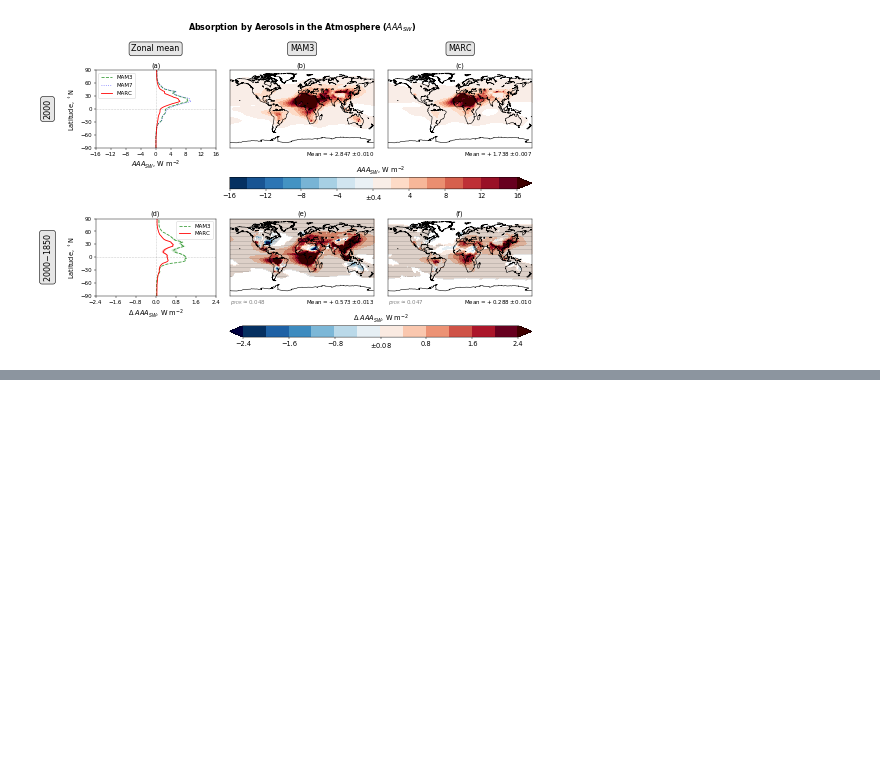
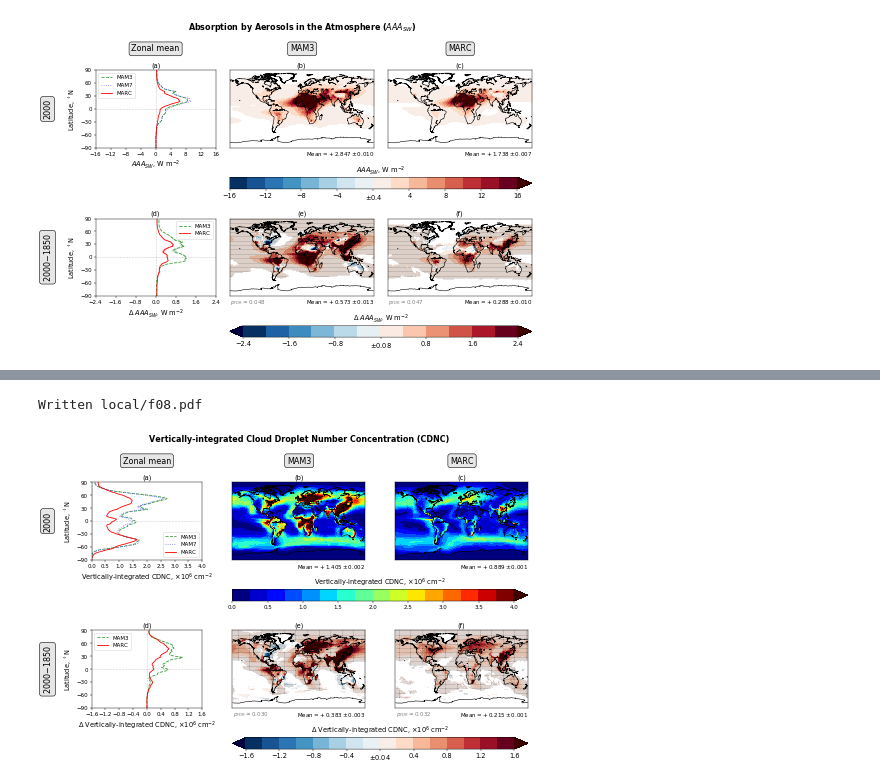
Before and after one commit to grandey/p17c-marc-comparison, a Jupyter notebook: manuscript_draft2017b/figures_draft_2017b.ipynb, the cells around one changed output, grey strips where cells are left out. Saved outputs shown, nothing was run; the diff lists cells and outputs as text; code cells hidden in the pictures; blank space fills up the shorter version.

```diff
--- a/manuscript_draft2017b/figures_draft_2017b.ipynb
+++ b/manuscript_draft2017b/figures_draft_2017b.ipynb
@@ -659,0 +680,12 @@ Written local/f06.pdf
+# %%
+# Vertically-integrated droplet number concentration
+fig = zonal_means_maps_2000_diff(model_var_dict={'mam3': 'CDNUMC', 'mam7': 'CDNUMC', 'marc': 'CDNUMC'},
+                                 main_title='Vertically-integrated Cloud Droplet Number Concentration (CDNC)',
+                                 xlabel='Vertically-integrated CDNC, ×$10^6$ cm$^{-2}$', sf=1e-10,
+                                 xlim_2000=[0, 4], whiteout_2000=None, cmap_2000='jet', nlev_2000=16,
+                                 xlim_diff=[-1.6, 1.6], whiteout_diff='0.04', cmap_diff='RdBu_r', nlev_diff=16,
+                                 file_prefix='f{:02}'.format(figure_counter))
+figure_counter += 1
+# %% [output]
+Written local/f08.pdf
+[figure, added]
```
Also changed, not shown: parts of 21 cells of this notebook.
